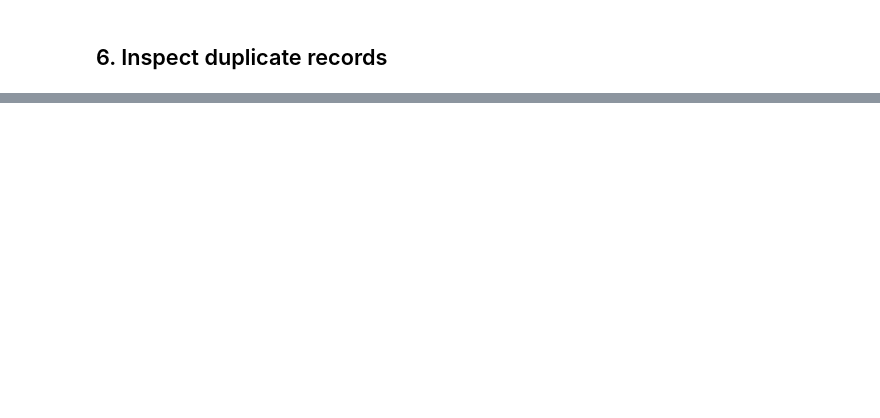
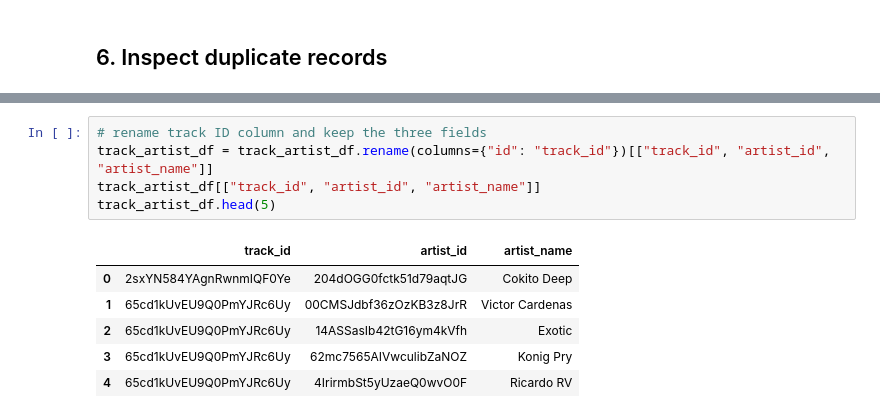
Before and after one commit to CameaHoffman/music-discovery-research, a Jupyter notebook: 01_explore_spotify_releases.ipynb, the cells around one changed output, grey strips where cells are left out. Cells and saved outputs as stored; diff of their text form; blank space fills up the shorter version.

```diff
--- a/01_explore_spotify_releases.ipynb
+++ b/01_explore_spotify_releases.ipynb
@@ -208,0 +269,12 @@ Duplicate rows in filtered_tracks_df:  0
+# %%
+# rename track ID column and keep the three fields
+track_artist_df = track_artist_df.rename(columns={"id": "track_id"})[["track_id", "artist_id", "artist_name"]]
+track_artist_df[["track_id", "artist_id", "artist_name"]]
+track_artist_df.head(5)
+# %% [output]
+|  | track_id | artist_id | artist_name |
+| 0 | 2sxYN584YAgnRwnmIQF0Ye | 204dOGG0fctk51d79aqtJG | Cokito Deep |
+| 1 | 65cd1kUvEU9Q0PmYJRc6Uy | 00CMSJdbf36zOzKB3z8JrR | Victor Cardenas |
+| 2 | 65cd1kUvEU9Q0PmYJRc6Uy | 14ASSasIb42tG16ym4kVfh | Exotic |
+| 3 | 65cd1kUvEU9Q0PmYJRc6Uy | 62mc7565AIVwculibZaNOZ | Konig Pry |
+| 4 | 65cd1kUvEU9Q0PmYJRc6Uy | 4IrirmbSt5yUzaeQ0wvO0F | Ricardo RV |
```
Also changed, not shown: parts of 7 cells of this notebook, 1 other file.
